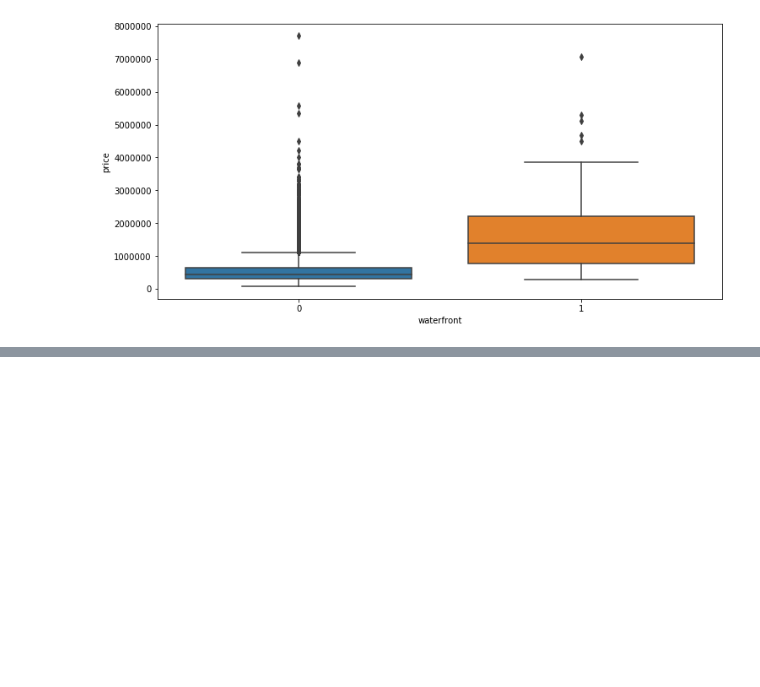
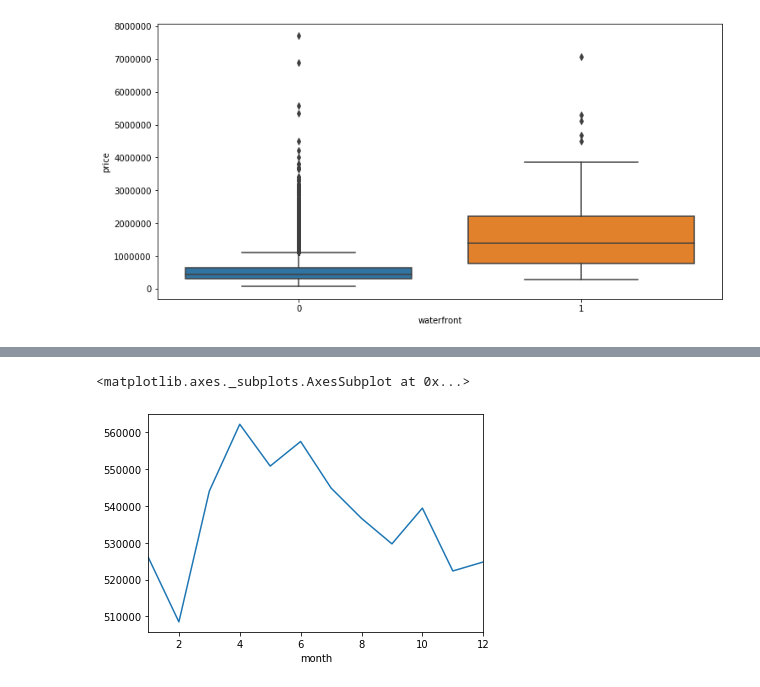
Before and after one commit to techcomm23/TF-Practice1, a Jupyter notebook: 03-ANNs/01-Keras-Regression.ipynb, the cells around one changed output, grey strips where cells are left out. Cells and saved outputs as stored; diff of their text form; code cells hidden in the pictures; blank space fills up the shorter version.

```diff
--- a/03-ANNs/01-Keras-Regression.ipynb
+++ b/03-ANNs/01-Keras-Regression.ipynb
@@ -198,0 +265,6 @@ sns.boxplot(x='waterfront',y='price',data=df)
+# %%
+# box plot is not showing any clear variations, trying groupby to explore if different months can affect house prices
+df.groupby('month').mean()['price'].plot()
+# %% [output]
+<matplotlib.axes._subplots.AxesSubplot at 0x...>
+[figure, added]
```
Also changed, not shown: parts of 30 cells of this notebook.
